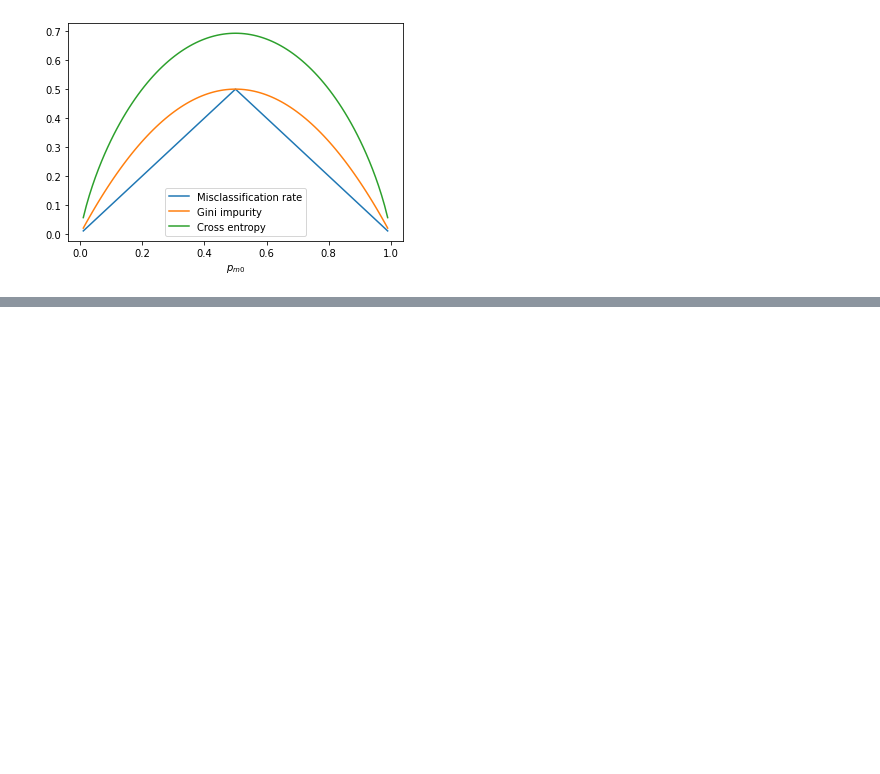
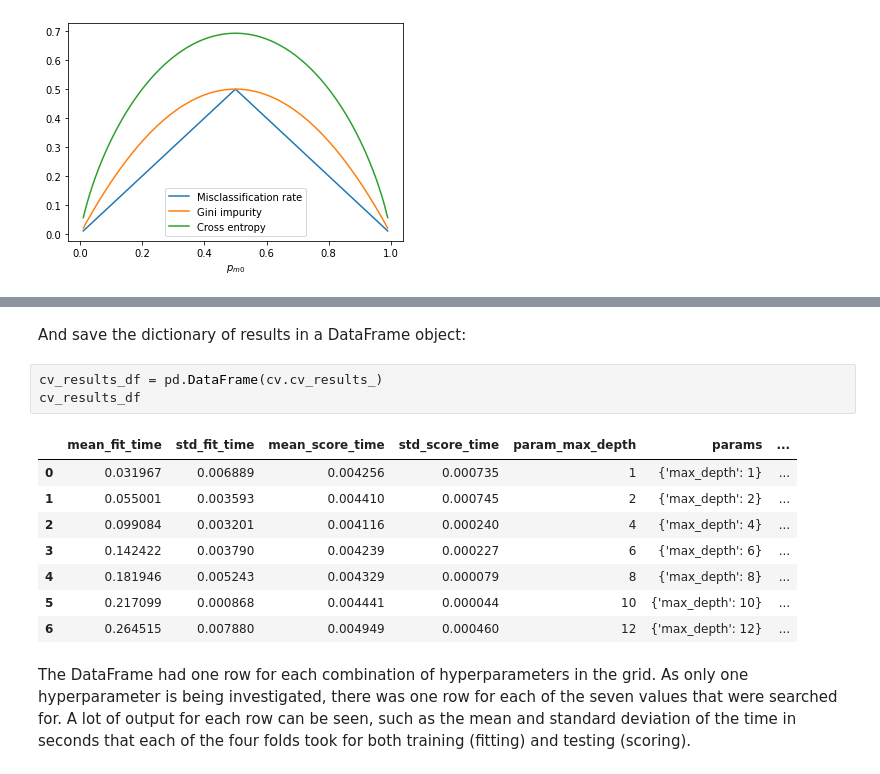
Before and after one commit to jeantardelli/data-science, a Jupyter notebook: decision-trees-and-random-forests.ipynb, the cells around one changed output, grey strips where cells are left out. Saved outputs shown, nothing was run; the diff lists cells and outputs as text; blank space fills up the shorter version.

```diff
--- a/decision-trees-and-random-forests.ipynb
+++ b/decision-trees-and-random-forests.ipynb
@@ -206,0 +263,16 @@ determine the appropriate one. Note that in scikit-learn, Gini impurity can be s
+# %% [markdown]
+And save the dictionary of results in a DataFrame object:
+# %%
+cv_results_df = pd.DataFrame(cv.cv_results_)
+cv_results_df
+# %% [output]
+|  | mean_fit_time | std_fit_time | mean_score_time | std_score_time | param_max_depth | params | ... |
+| 0 | 0.031967 | 0.006889 | 0.004256 | 0.000735 | 1 | {'max_depth': 1} | ... |
+| 1 | 0.055001 | 0.003593 | 0.004410 | 0.000745 | 2 | {'max_depth': 2} | ... |
+| 2 | 0.099084 | 0.003201 | 0.004116 | 0.000240 | 4 | {'max_depth': 4} | ... |
+| 3 | 0.142422 | 0.003790 | 0.004239 | 0.000227 | 6 | {'max_depth': 6} | ... |
+| 4 | 0.181946 | 0.005243 | 0.004329 | 0.000079 | 8 | {'max_depth': 8} | ... |
+| 5 | 0.217099 | 0.000868 | 0.004441 | 0.000044 | 10 | {'max_depth': 10} | ... |
+| 6 | 0.264515 | 0.007880 | 0.004949 | 0.000460 | 12 | {'max_depth': 12} | ... |
+# %% [markdown]
+The DataFrame had one row for each combination of hyperparameters in the grid. As only one hyperparameter is being investigated, there was one row for each of the seven values that were searched for. A lot of output for each row can be seen, such as the mean and standard deviation of the time in seconds that each of the four folds took for both training (fitting) and testing (scoring).
```
Also changed, not shown: parts of 15 cells of this notebook.
